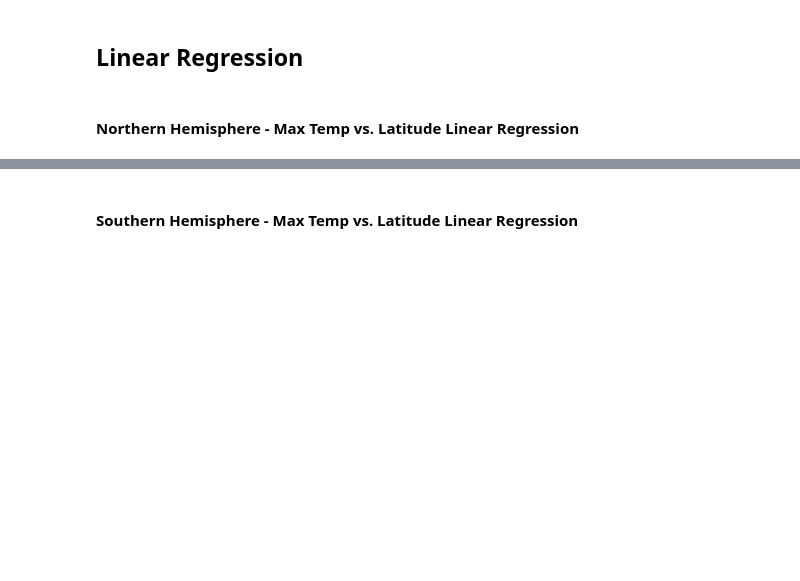
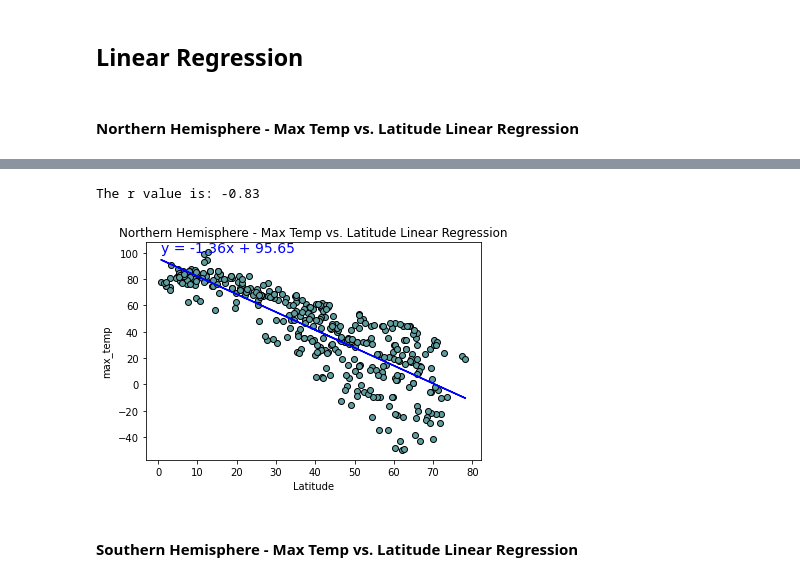
Before and after one commit to atokarev0717/python-api-challenge, a Jupyter notebook: WeatherPy/WeatherPy.ipynb, the cells around one changed output, grey strips where cells are left out. Drawn from its saved outputs; the diff is of its cells as text; code cells hidden in the pictures; blank space fills up the shorter version.

Commit message:
completed part 1 including pictures of all the plots

```diff
--- a/WeatherPy/WeatherPy.ipynb
+++ b/WeatherPy/WeatherPy.ipynb
@@ -294,5 +294,22 @@ plt.savefig("../Images/city_latitude_vs_wind_speed.png")
 ###### The code builds scatter plot of latitude vs wind speed. There is no clear relation between wind speed and latitude.
 # %% [markdown]
 ## Linear Regression
+# %%
+# create new data frames one for Northern Hemisphere (greater than or equal to 0 degrees latitude)
+#  and second for Southern Hemisphere (less than 0 degrees latitude)
+northern_df = clean_df[clean_df['lat']>=0]
+southern_df = clean_df[clean_df['lat']<0]
+# %%
+# create function to build a scatter plot with linear regression and anotation
+def plot_lin_reg(x,y):
+    plt.scatter(x, y, facecolor='cadetblue', edgecolor = "black")
+    slope, interc, r, p, std_err = st.linregress(x, y)
+    regress_values = x*slope + interc
+    plt.plot(x, regress_values, color="blue")
+    reg_eq = "y = " + str(round(slope,2)) + "x + " + str(round(interc,2))
+    plt.annotate(reg_eq, (x.min(),y.max()), fontsize=14,color="blue")
+    plt.xlabel('Latitude')
+    plt.ylabel(y.name)
+    print(f'The r value is: {round(r,2)}')
 # %% [markdown]
 ####  Northern Hemisphere - Max Temp vs. Latitude Linear Regression
@@ -303,2 +316,9 @@ The r-value is: 0.46937863826630627
+# %%
+plot_lin_reg(northern_df['lat'], northern_df['max_temp'])
+plt.title('Northern Hemisphere - Max Temp vs. Latitude Linear Regression')
+plt.savefig("../Images/NH_max_tem_vs_lat.png")
+# %% [output]
+The r value is: -0.83
+[figure, added]
 # %% [markdown]
 ####  Southern Hemisphere - Max Temp vs. Latitude Linear Regression
```
Also changed, not shown: parts of 19 cells of this notebook, 8 other files.
